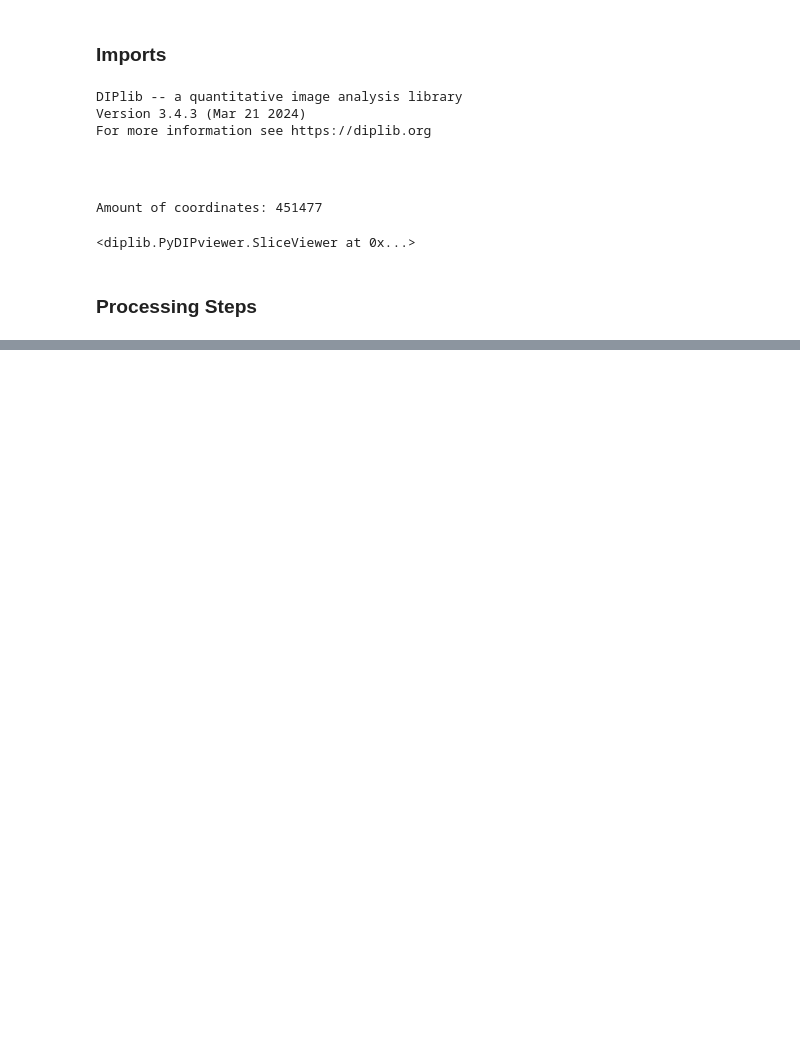
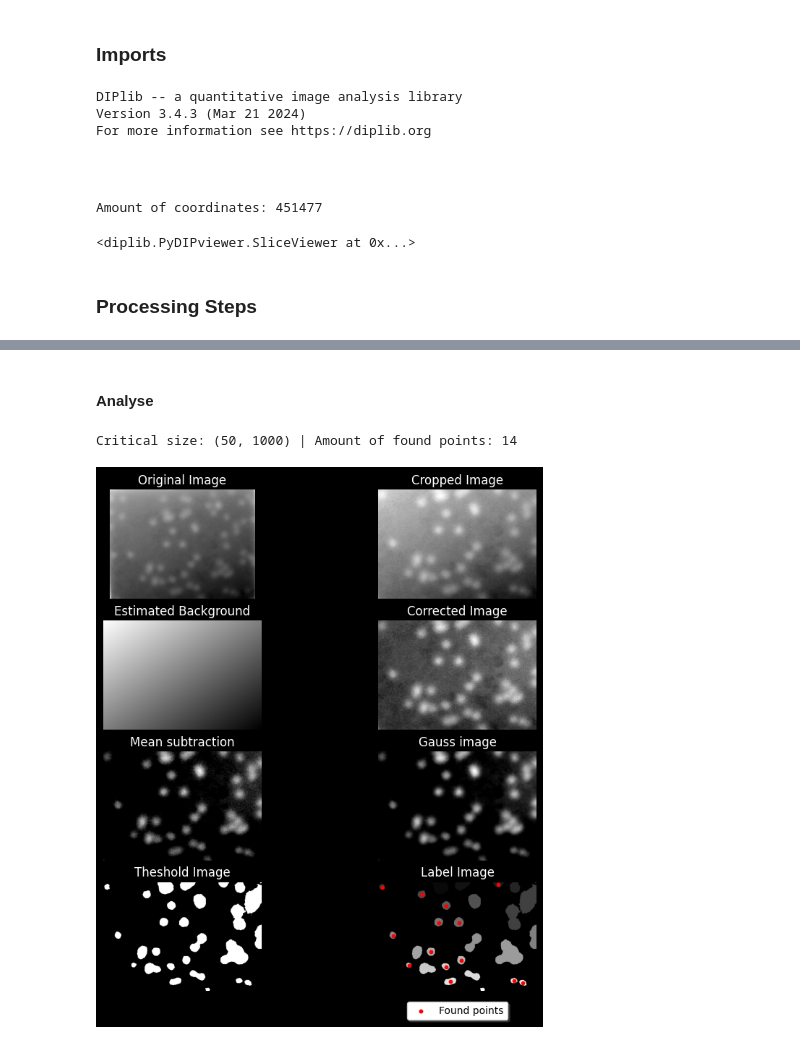
Before and after one commit to Linuxable/SMLM, a Jupyter notebook: analysis.ipynb, the cells around one changed output, grey strips where cells are left out. Drawn from its saved outputs; the diff is of its cells as text; code cells hidden in the pictures; blank space fills up the shorter version.

```diff
--- a/analysis.ipynb
+++ b/analysis.ipynb
@@ -78,5 +78,3 @@ dip.viewer.Show(rc)
 <diplib.PyDIPviewer.SliceViewer at 0x...>
 # %% [markdown]
 ### **Processing Steps**
-# %%
-image = load_imgs(2, 20)[40:-50,100:,0].Squeeze()
@@ -141,0 +179,7 @@ Critical size: 1000 | Amount of found points: 434
+# %% [markdown]
+#### **Analyse**
+# %%
+analyse_image(5, (50,1000), 2)
+# %% [output]
+Critical size: (50, 1000) | Amount of found points: 14
+[figure, added]
```
Also changed, not shown: parts of 2 cells of this notebook.
